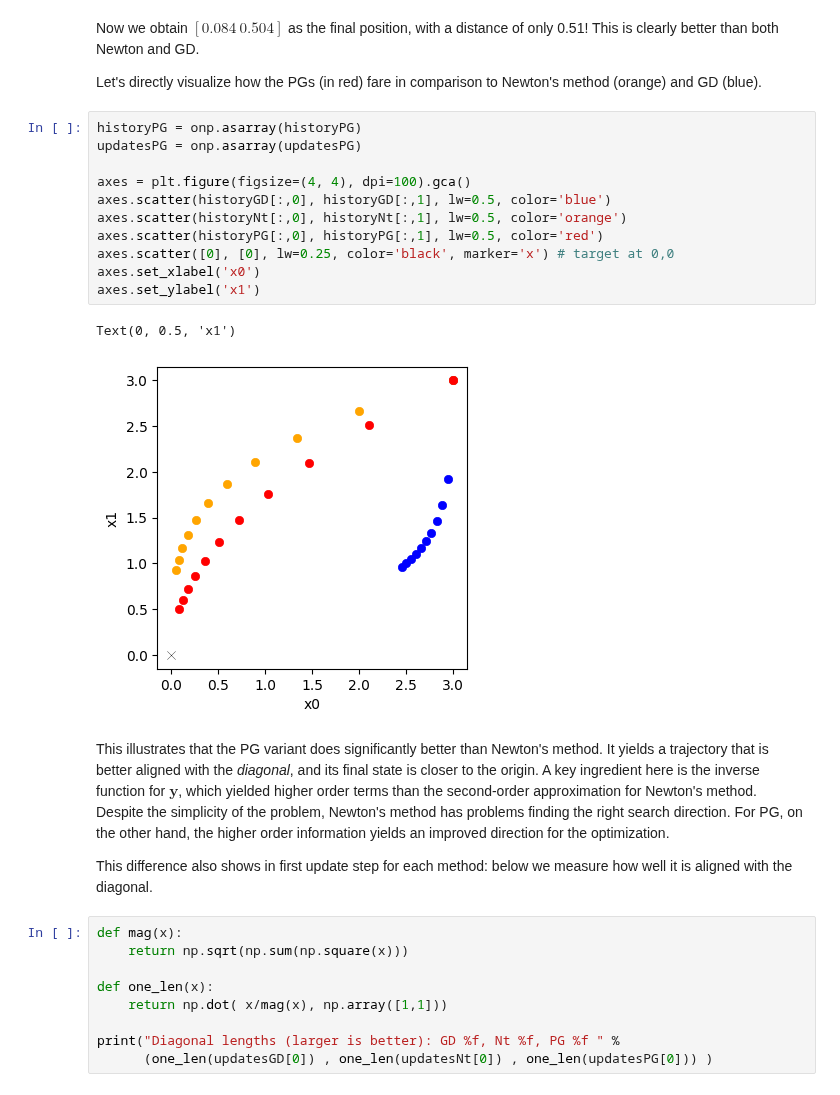
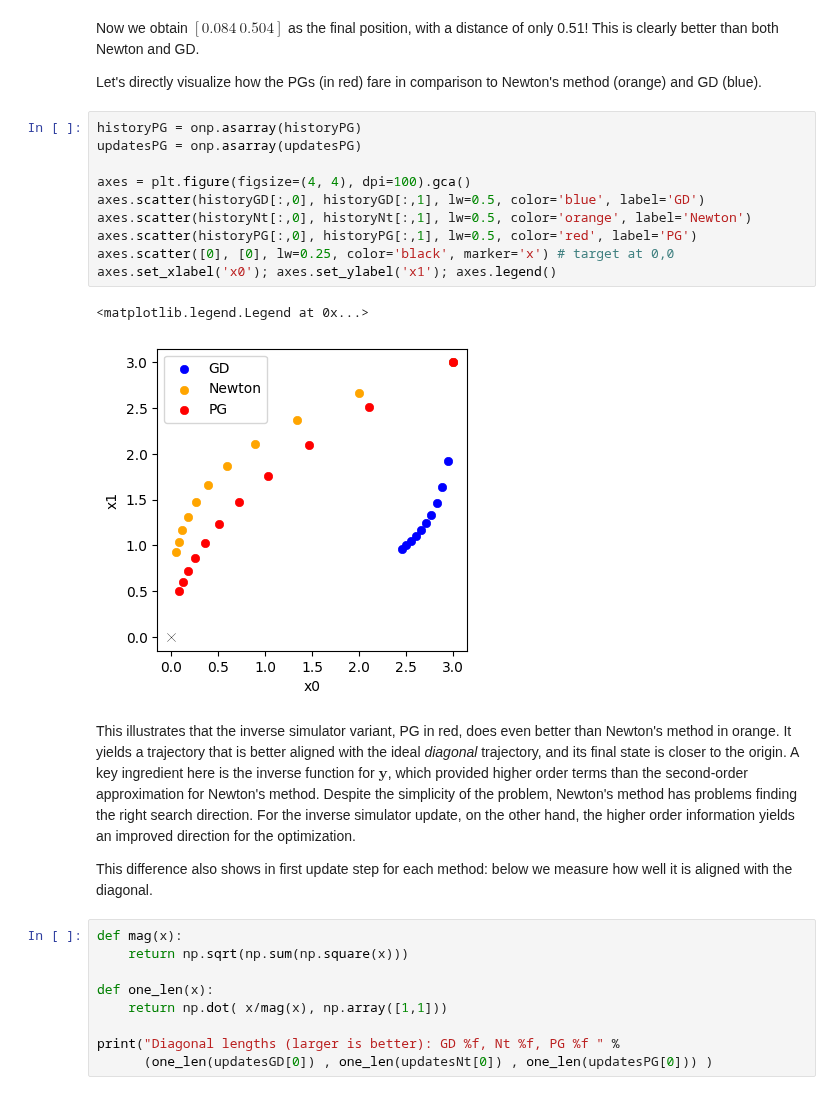
Before and after one commit to tum-pbs/pbdl-book, a Jupyter notebook: physgrad-comparison.ipynb, the cells around one changed output. Saved outputs shown, nothing was run; the diff lists cells and outputs as text.

```diff
--- a/physgrad-comparison.ipynb
+++ b/physgrad-comparison.ipynb
@@ -306,19 +303,18 @@ Let's directly visualize how the PGs (in red) fare in comparison to Newton's met
 # %%
 historyPG = onp.asarray(historyPG)
 updatesPG = onp.asarray(updatesPG)
 
 axes = plt.figure(figsize=(4, 4), dpi=100).gca()
-axes.scatter(historyGD[:,0], historyGD[:,1], lw=0.5, color='blue')
-axes.scatter(historyNt[:,0], historyNt[:,1], lw=0.5, color='orange')
-axes.scatter(historyPG[:,0], historyPG[:,1], lw=0.5, color='red')
+axes.scatter(historyGD[:,0], historyGD[:,1], lw=0.5, color='blue', label='GD')
+axes.scatter(historyNt[:,0], historyNt[:,1], lw=0.5, color='orange', label='Newton')
+axes.scatter(historyPG[:,0], historyPG[:,1], lw=0.5, color='red', label='PG')
 axes.scatter([0], [0], lw=0.25, color='black', marker='x') # target at 0,0
-axes.set_xlabel('x0')
-axes.set_ylabel('x1')
+axes.set_xlabel('x0'); axes.set_ylabel('x1'); axes.legend()
 # %% [output]
-Text(0, 0.5, 'x1')
+<matplotlib.legend.Legend at 0x...>
-[figure, old version]
+[figure, new version]
 # %% [markdown]
-This illustrates that the PG variant does significantly better than Newton's method. It yields a trajectory that is better aligned with the _diagonal_, and its final state is closer to the origin. A key ingredient here is the inverse function for $\mathbf{y}$, which yielded higher order terms than the second-order approximation for Newton's method. Despite the simplicity of the problem, Newton's method has problems finding the right search direction. For PG, on the other hand, the higher order information yields an improved direction for the optimization.
+This illustrates that the inverse simulator variant, PG in red, does even better than Newton's method in orange. It yields a trajectory that is better aligned with the ideal _diagonal_ trajectory, and its final state is closer to the origin. A key ingredient here is the inverse function for $\mathbf{y}$, which provided higher order terms than the second-order approximation for Newton's method. Despite the simplicity of the problem, Newton's method has problems finding the right search direction. For the inverse simulator update, on the other hand, the higher order information yields an improved direction for the optimization.
 
 This difference also shows in first update step for each method: below we measure how well it is aligned with the diagonal.
 # %%
```
Also changed, not shown: parts of 13 cells of this notebook, 1 other file.
